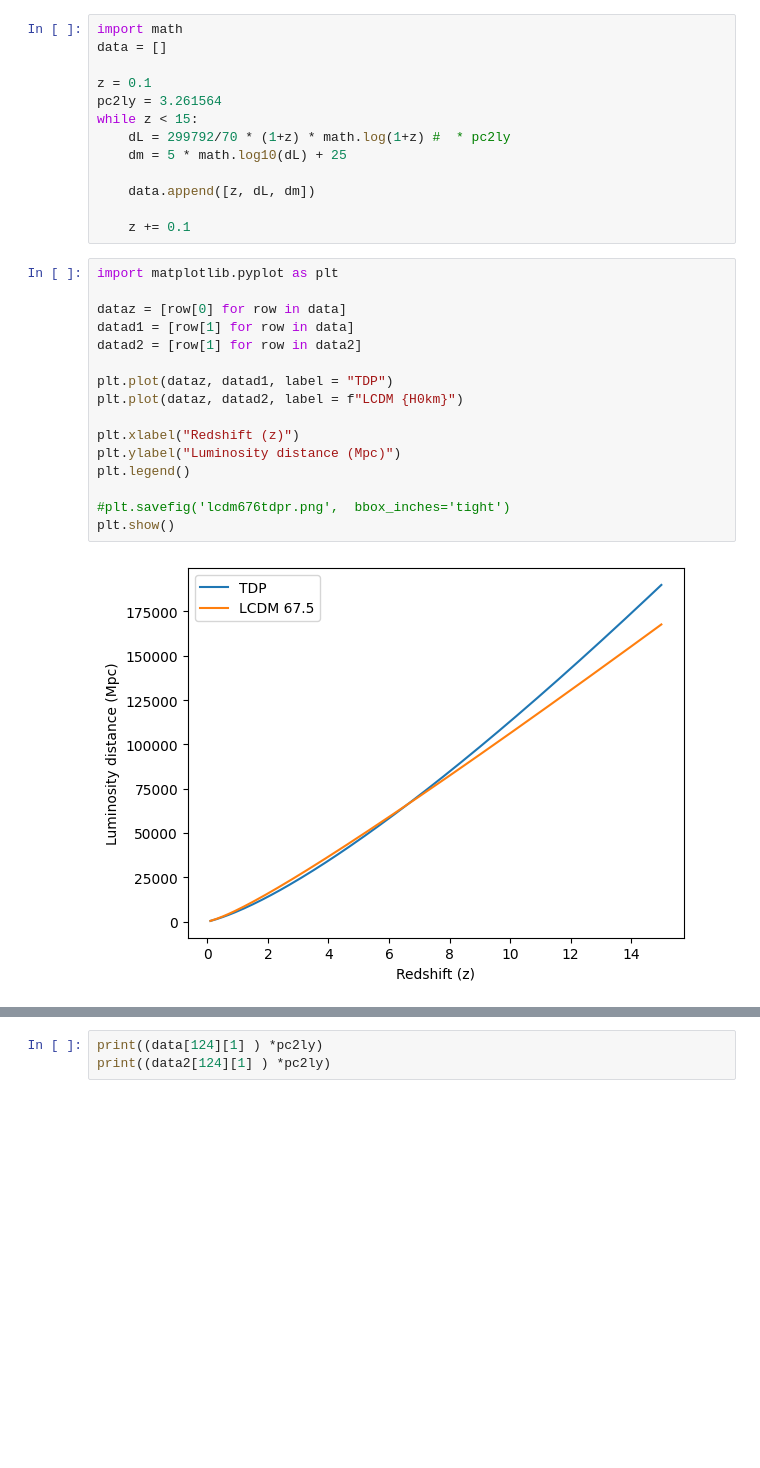
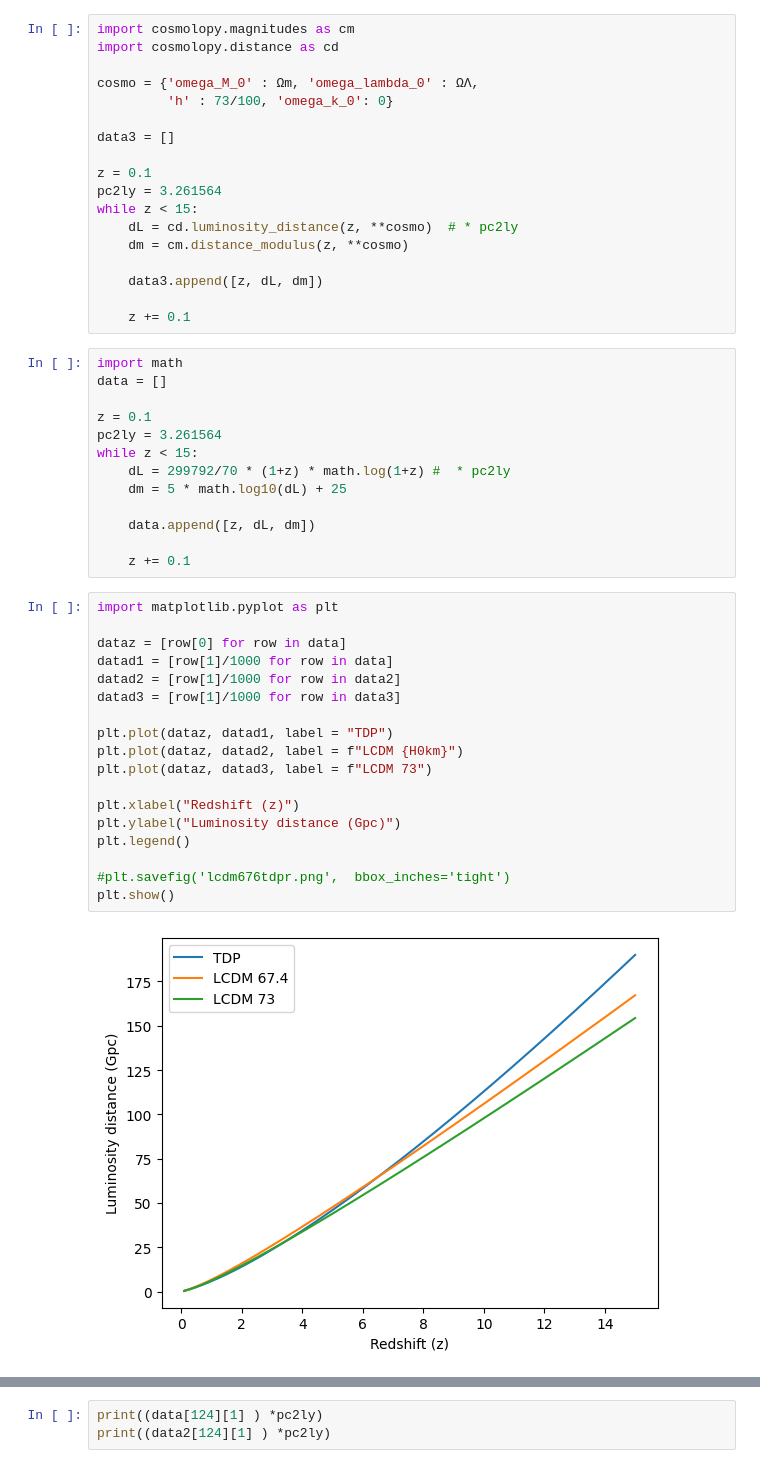
Before and after one commit to mikehelland/hubbles-law, a Jupyter notebook: other/python/dL.ipynb, the cells around one changed output, grey strips where cells are left out. Drawn from its saved outputs; the diff is of its cells as text; blank space fills up the shorter version.

```diff
--- a/other/python/dL.ipynb
+++ b/other/python/dL.ipynb
@@ -20,6 +20,24 @@ while z < 15:
     data2.append([z, dL, dm])
 
     z += 0.1
+# %%
+import cosmolopy.magnitudes as cm
+import cosmolopy.distance as cd
+
+cosmo = {'omega_M_0' : Ωm, 'omega_lambda_0' : ΩΛ,
+         'h' : 73/100, 'omega_k_0': 0}
+
+data3 = []
+
+z = 0.1
+pc2ly = 3.261564
+while z < 15:
+    dL = cd.luminosity_distance(z, **cosmo)  # * pc2ly
+    dm = cm.distance_modulus(z, **cosmo)
+
+    data3.append([z, dL, dm])
+
+    z += 0.1
 # %%
 import math
 data = []
@@ -36,21 +54,23 @@ while z < 15:
 # %%
 import matplotlib.pyplot as plt
 
 dataz = [row[0] for row in data]
-datad1 = [row[1] for row in data]
-datad2 = [row[1] for row in data2]
+datad1 = [row[1]/1000 for row in data]
+datad2 = [row[1]/1000 for row in data2]
+datad3 = [row[1]/1000 for row in data3]
 
 plt.plot(dataz, datad1, label = "TDP")
 plt.plot(dataz, datad2, label = f"LCDM {H0km}")
+plt.plot(dataz, datad3, label = f"LCDM 73")
 
 plt.xlabel("Redshift (z)")
-plt.ylabel("Luminosity distance (Mpc)")
+plt.ylabel("Luminosity distance (Gpc)")
 plt.legend()
 
 #plt.savefig('lcdm676tdpr.png',  bbox_inches='tight')
 plt.show()
 # %% [output]
-[figure, old version]
+[figure, new version]
 # %%
 import matplotlib.pyplot as plt
 
```
Also changed, not shown: parts of 7 cells of this notebook, 4 other files.
